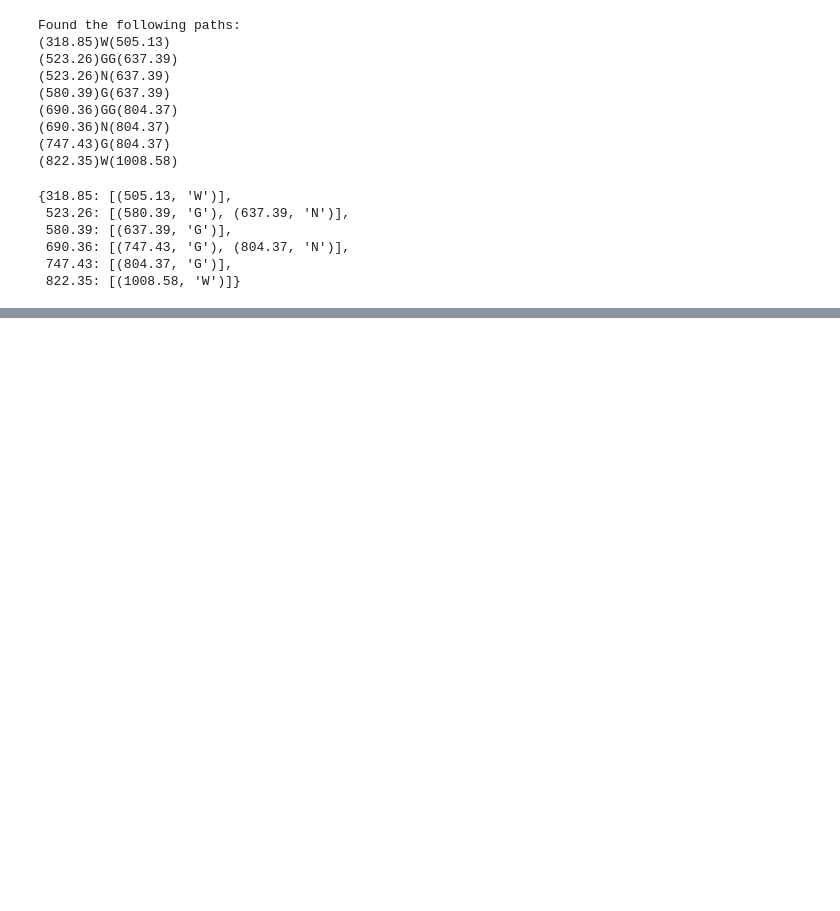
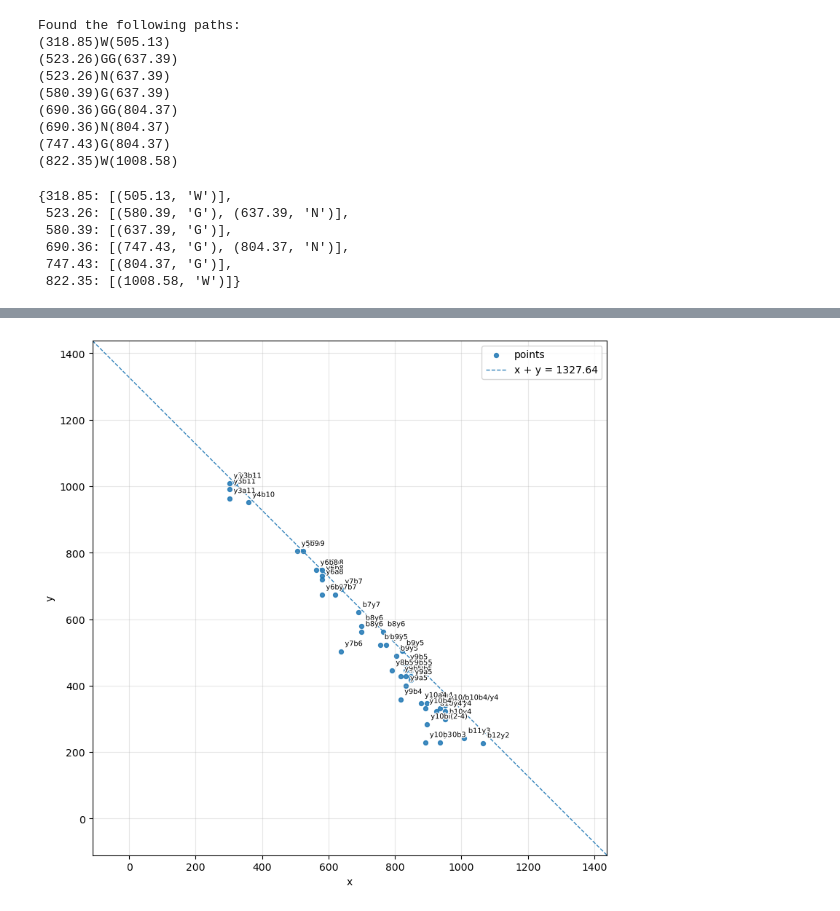
Before and after one commit to Kevinxsn/2D_spec_dict, a Jupyter notebook: dict.ipynb, the cells around one changed output, grey strips where cells are left out. Cells and saved outputs as stored; diff of their text form; code cells hidden in the pictures; blank space fills up the shorter version.

```diff
--- a/dict.ipynb
+++ b/dict.ipynb
@@ -540,0 +615,39 @@ graph_data
+# %%
+df['ion'] = df['ion1'] +df['ion2']
+# %%
+c = 1327.64  # the constant in x + y = c
+
+fig, ax = plt.subplots(figsize=(8, 8))  # larger plot
+ax.scatter(
+    df['correct_mass1'], df['correct_mass2'],
+    s=18, alpha=0.85, label="points"       # smaller dots
+)
+
+# x + y = c
+ax.axline((0, c), (c, 0), linestyle='--', linewidth=1, alpha=0.9, label=f"x + y = {c:g}")
+
+# add a small label for each dot (from df['ion'])
+for x, y, lab in df[['correct_mass1', 'correct_mass2', 'ion']].itertuples(index=False, name=None):
+    ax.annotate(
+        str(lab), (x, y),
+        textcoords='offset points', xytext=(4, 4), ha='left', va='bottom',
+        fontsize=7,
+        path_effects=[pe.withStroke(linewidth=2, foreground='white')]  # white halo for readability
+    )
+
+ax.set_xlabel("x")
+ax.set_ylabel("y")
+ax.set_aspect('equal', adjustable='box')
+ax.grid(True, alpha=0.3)
+ax.legend()
+
+# pad axes a bit so labels aren’t clipped
+xmin, xmax = ax.get_xlim()
+ymin, ymax = ax.get_ylim()
+ax.set_xlim(xmin - 0.03*(xmax - xmin), xmax + 0.03*(xmax - xmin))
+ax.set_ylim(ymin - 0.03*(ymax - ymin), ymax + 0.03*(ymax - ymin))
+
+plt.tight_layout()
+plt.show()
+# %% [output]
+[figure, added]
```
Also changed, not shown: parts of 29 cells of this notebook, 3 other files.
